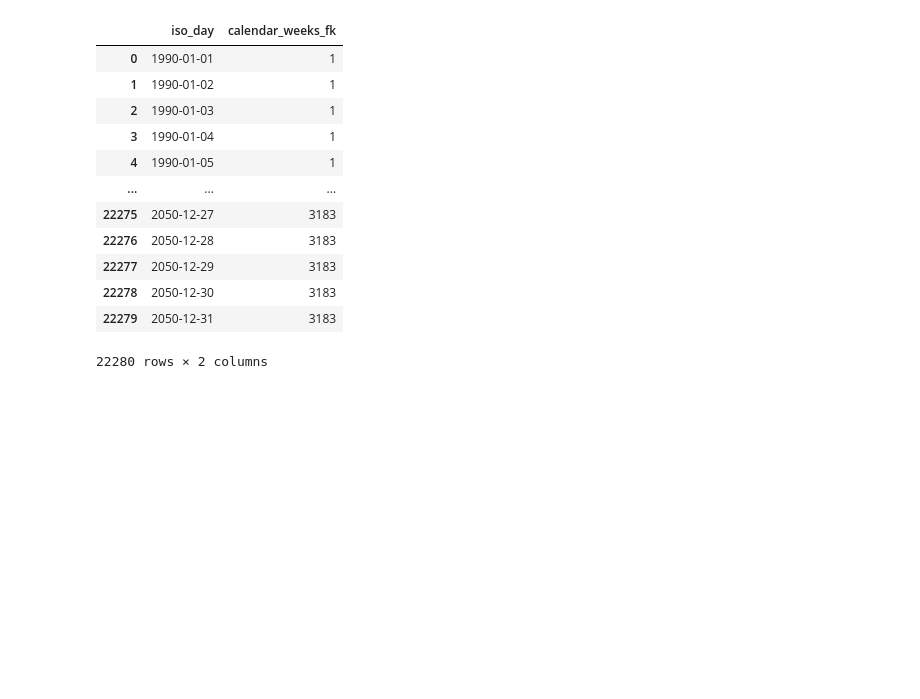
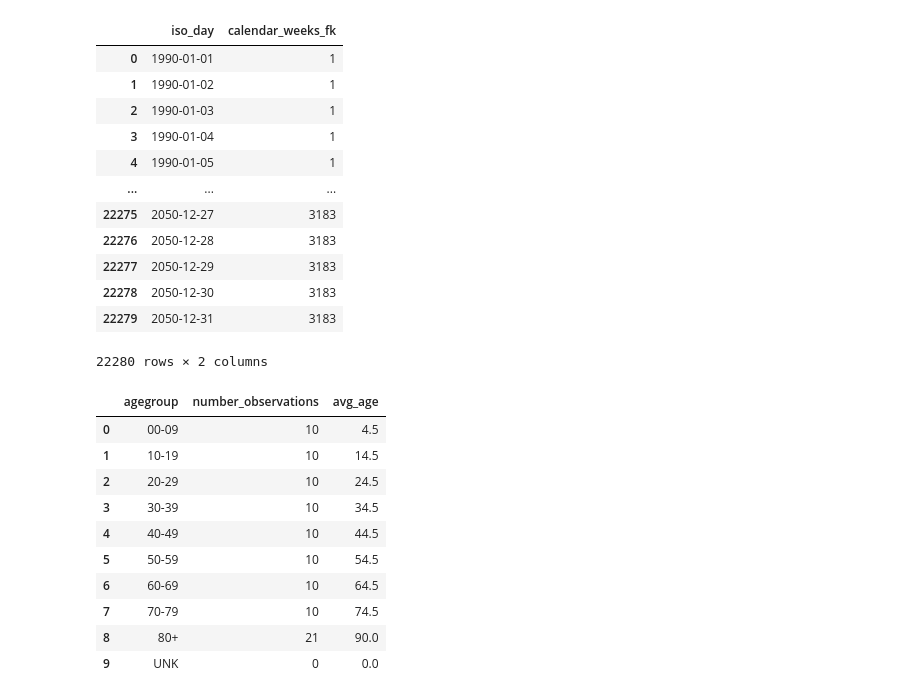
Before and after one commit to dstoecklein/corona-analysis, a Jupyter notebook: notebooks/sqlite_test.ipynb, the cells around one changed output. Drawn from its saved outputs; the diff is of its cells as text; code cells hidden in the pictures; blank space fills up the shorter version.

Commit message:
init tables

```diff
--- a/notebooks/sqlite_test.ipynb
+++ b/notebooks/sqlite_test.ipynb
@@ -860,0 +863,28 @@ df_day
+# %%
+agegroups_10y = { # agegroup, [number_observations, avg_age]
+        "00-09": [10, 4.5],
+        "10-19": [10, 14.5],
+        "20-29": [10, 24.5],
+        "30-39": [10, 34.5],
+        "40-49": [10, 44.5],
+        "50-59": [10, 54.5],
+        "60-69": [10, 64.5],
+        "70-79": [10, 74.5],
+        "80+": [21, 90],
+        "UNK": [0, 0],
+}
+# %%
+df = pd.DataFrame.from_dict(agegroups_10y, orient="index", columns=["number_observations", "avg_age"]).reset_index(level=0).rename({"index": "agegroup"}, axis=1)
+df
+# %% [output]
+|  | agegroup | number_observations | avg_age |
+| 0 | 00-09 | 10 | 4.5 |
+| 1 | 10-19 | 10 | 14.5 |
+| 2 | 20-29 | 10 | 24.5 |
+| 3 | 30-39 | 10 | 34.5 |
+| 4 | 40-49 | 10 | 44.5 |
+| 5 | 50-59 | 10 | 54.5 |
+| 6 | 60-69 | 10 | 64.5 |
+| 7 | 70-79 | 10 | 74.5 |
+| 8 | 80+ | 21 | 90.0 |
+| 9 | UNK | 0 | 0.0 |
```
Also changed, not shown: parts of 1 cell of this notebook, 6 other files.
